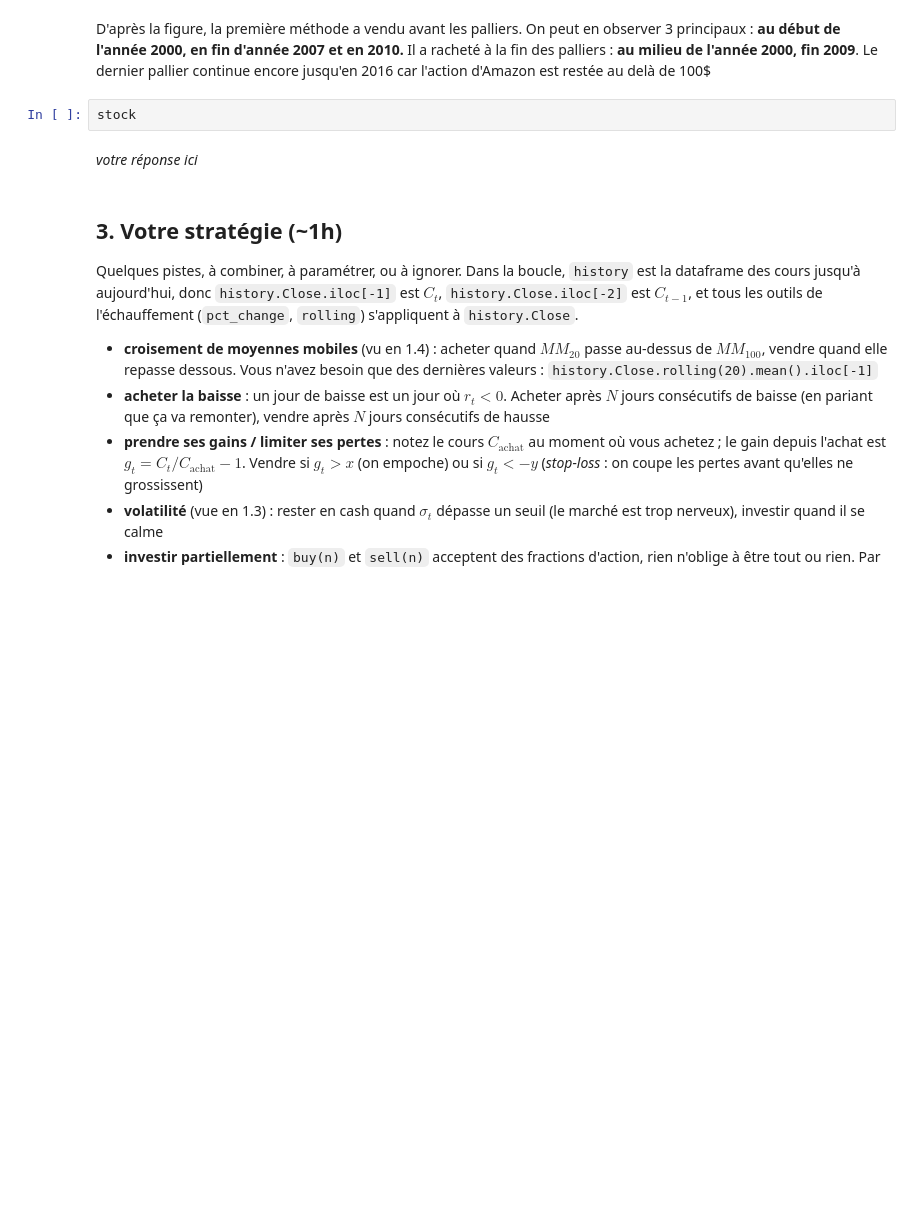
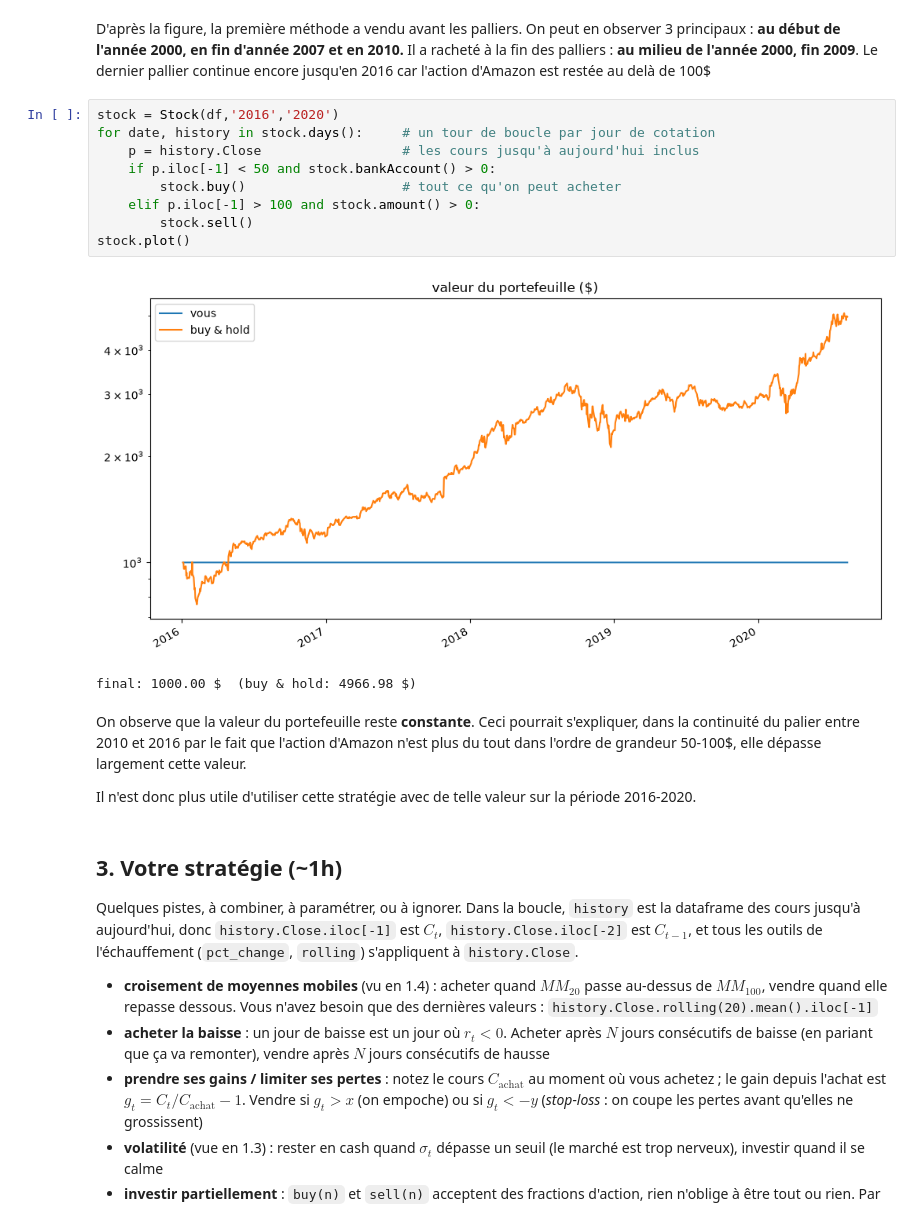
Before and after one commit to SIMVIA-lucas-sovre/projet-trading-pandas, a Jupyter notebook: groupe-4.ipynb, the cells around one changed output. Drawn from its saved outputs; the diff is of its cells as text; blank space fills up the shorter version.

```diff
--- a/groupe-4.ipynb
+++ b/groupe-4.ipynb
@@ -244,9 +244,21 @@ une règle qui marche sur le passé ne marche pas forcément sur l'avenir.
 D'après la figure, la première méthode a vendu avant les palliers. On peut en observer 3 principaux : **au début de l'année 2000, en fin d'année 2007 et en 2010.**
 Il a racheté à la fin des palliers : **au milieu de l'année 2000, fin 2009**. Le dernier pallier continue encore jusqu'en 2016 car l'action d'Amazon est restée au delà de 100$
 # %%
-stock
+stock = Stock(df,'2016','2020')
+for date, history in stock.days():     # un tour de boucle par jour de cotation
+    p = history.Close                  # les cours jusqu'à aujourd'hui inclus
+    if p.iloc[-1] < 50 and stock.bankAccount() > 0:
+        stock.buy()                    # tout ce qu'on peut acheter
+    elif p.iloc[-1] > 100 and stock.amount() > 0:
+        stock.sell()
+stock.plot()
+# %% [output]
+[figure, added]
+final: 1000.00 $  (buy & hold: 4966.98 $)
-# %% [markdown]
-*votre réponse ici*
+# %% [markdown]
+On observe que la valeur du portefeuille reste **constante**. Ceci pourrait s'expliquer, dans la continuité du palier entre 2010 et 2016 par le fait que l'action d'Amazon n'est plus du tout dans l'ordre de grandeur 50-100$, elle dépasse largement cette valeur.
+
+Il n'est donc plus utile d'utiliser cette stratégie avec de telle valeur sur la période 2016-2020.
 # %% [markdown]
 ## 3. Votre stratégie (~1h)
 
```
